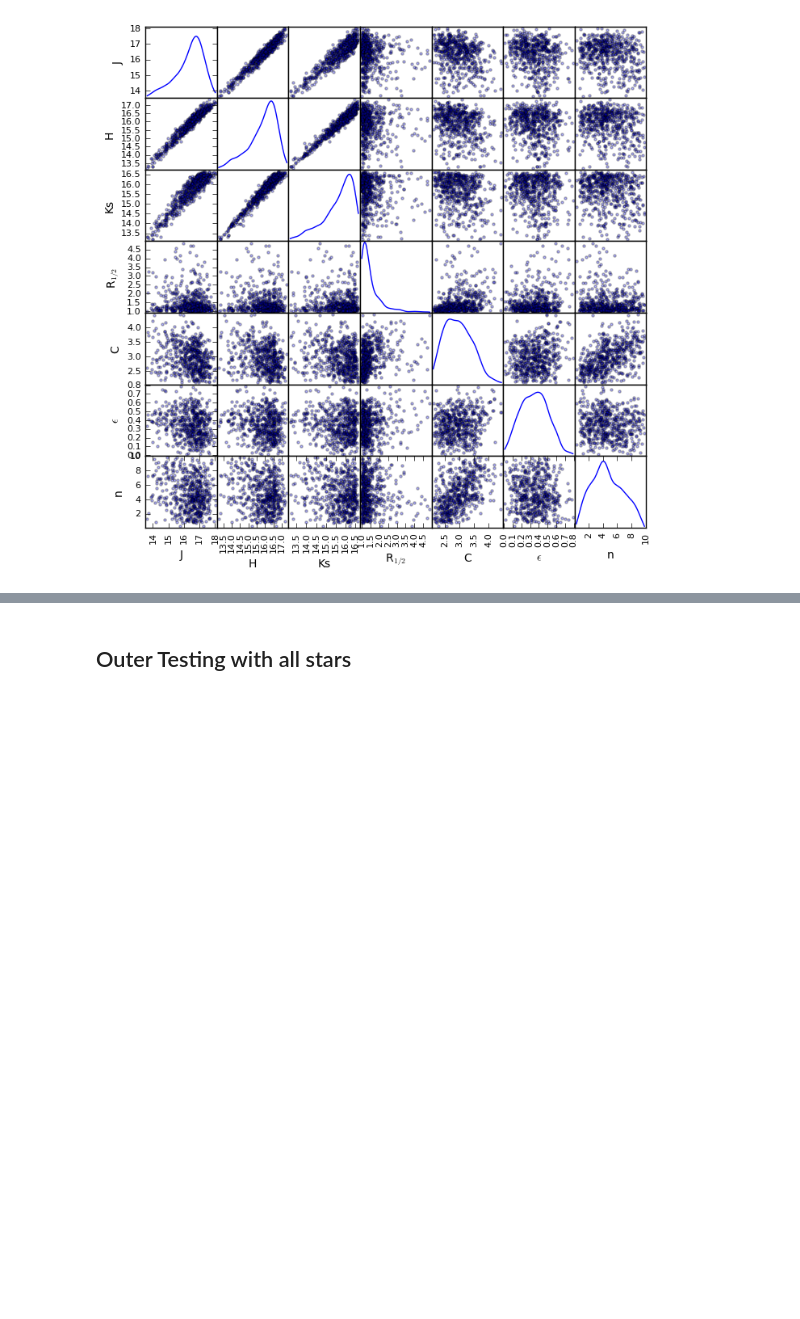
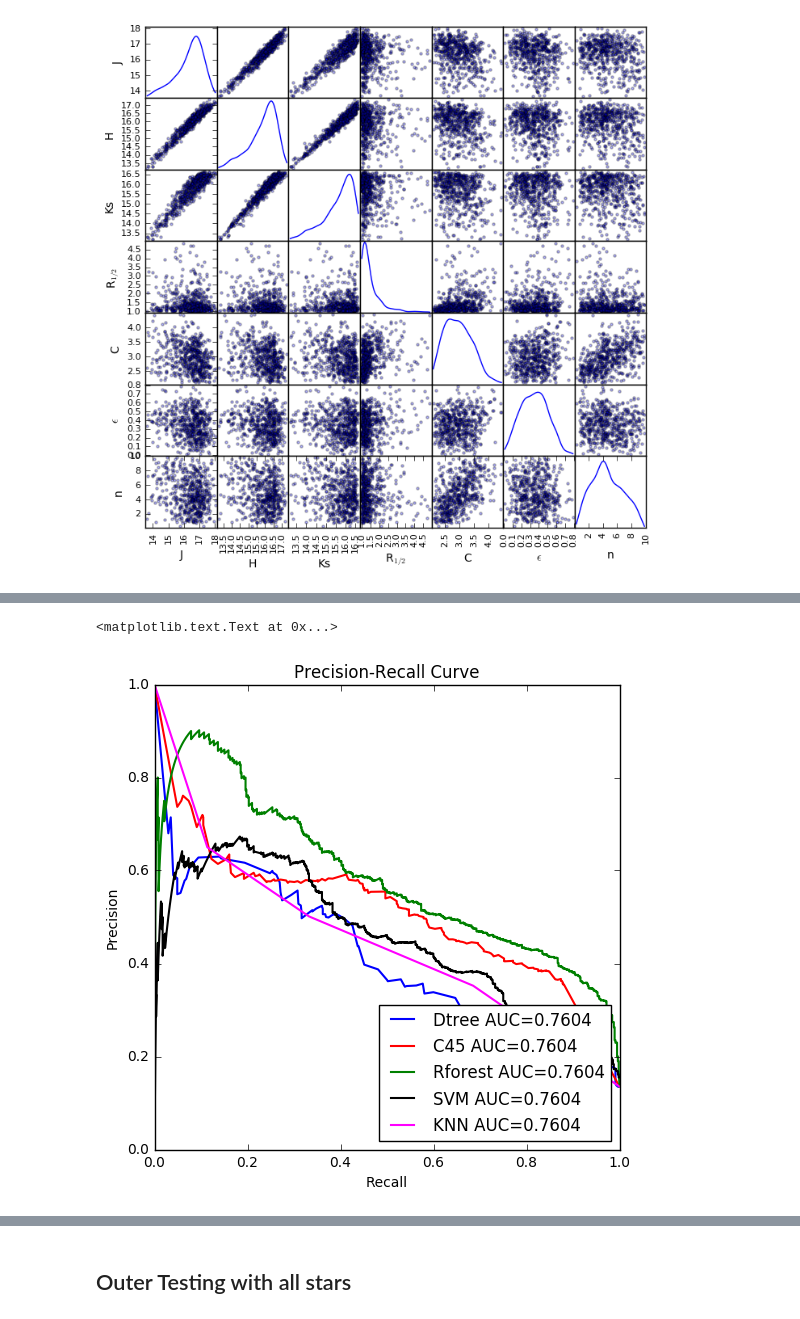
Before and after one commit to BrunoSanchez/VVV_galaxies, a Jupyter notebook: star-galaxyML.ipynb, the cells around one changed output, grey strips where cells are left out. Drawn from its saved outputs; the diff is of its cells as text; code cells hidden in the pictures; blank space fills up the shorter version.

```diff
--- a/star-galaxyML.ipynb
+++ b/star-galaxyML.ipynb
@@ -195,3 +253,31 @@ plt.title('Receiver Operating Characteristic Curve')
+# %%
+plt.figure(figsize=(6, 6))
+#plt.figaspect(.8)
+
+pr, rec, thr = res_Dtree['pr_rec_curve']
+plt.plot(rec, pr, lw=1.5, color='blue', label='Dtree AUC={:06.4f}'.format(roc_auc))
+
+pr, rec, thr = res_C45['pr_rec_curve']
+plt.plot(rec, pr, lw=1.5, color='red', label='C45 AUC={:06.4f}'.format(roc_auc))
+
+pr, rec, thr = res_Rforest['pr_rec_curve']
+plt.plot(rec, pr, lw=1.5, color='green', label='Rforest AUC={:06.4f}'.format(roc_auc))
+
+pr, rec, thr = res_svc['pr_rec_curve']
+plt.plot(rec, pr, lw=1.5, color='black', label='SVM AUC={:06.4f}'.format(roc_auc))
+
+pr, rec, thr = res_knn['pr_rec_curve']
+plt.plot(rec, pr, lw=1.5, color='magenta', label='KNN AUC={:06.4f}'.format(roc_auc))
+
+#plt.xlim(0, 0.2)
+#plt.ylim(0.8, 1)
+plt.xlabel('Recall')
+plt.ylabel('Precision')
+plt.legend(loc='lower right')
+plt.title('Precision-Recall Curve')
+# %% [output]
+<matplotlib.text.Text at 0x...>
+[figure, added]
 # %%
 res_Rforest['confusion_matrix']
 # %% [output]
```
Also changed, not shown: parts of 20 cells of this notebook.
